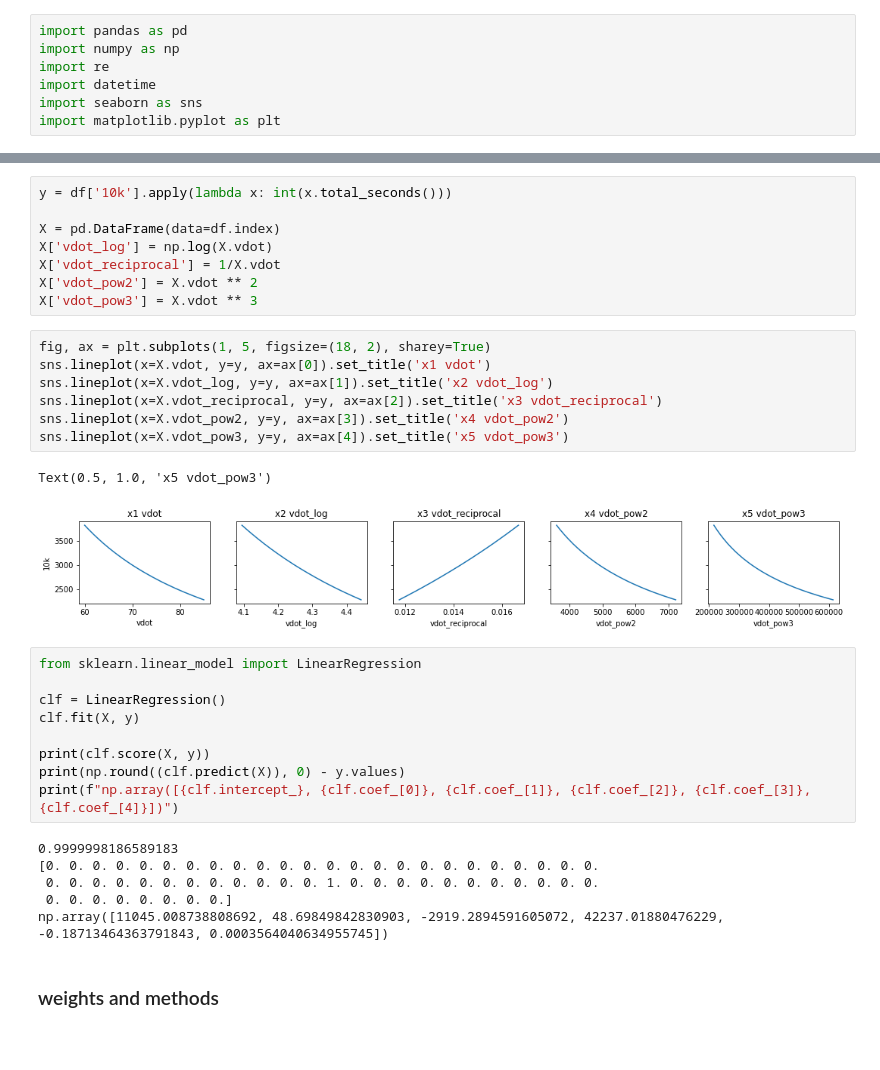
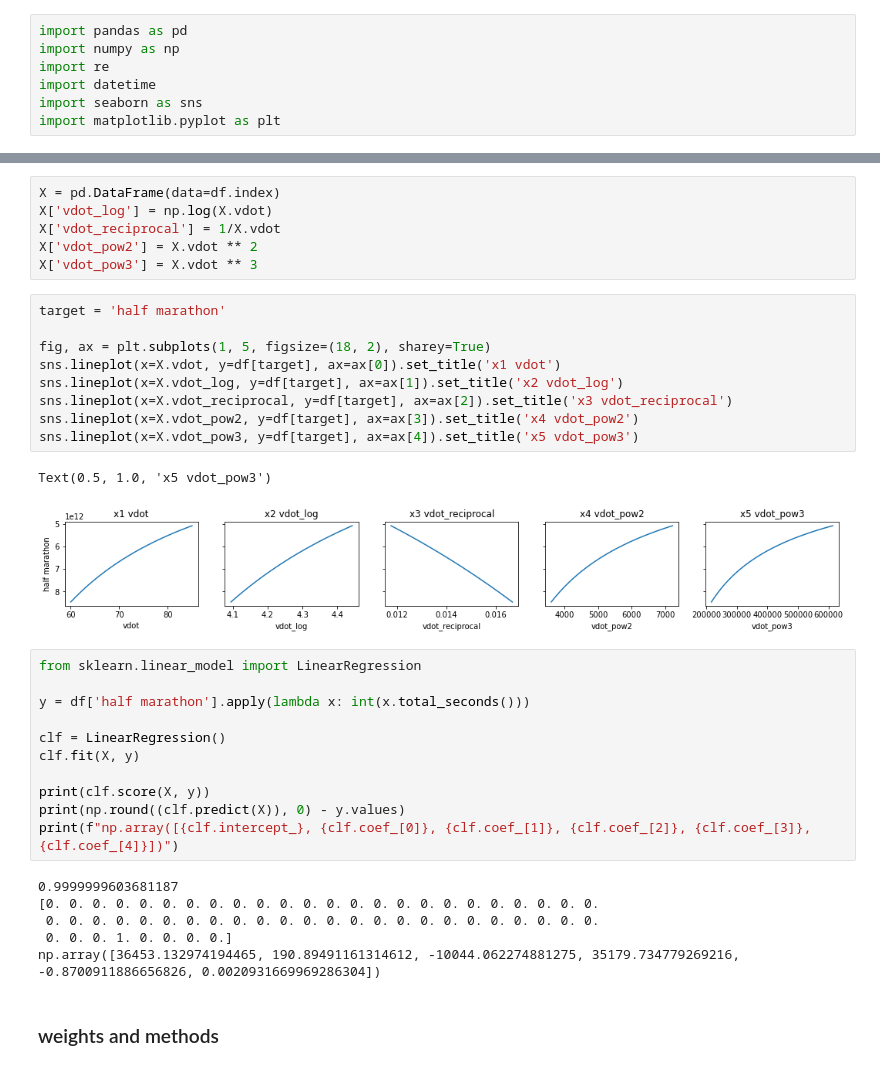
Before and after one commit to justin4480/vdot-pace, a Jupyter notebook: vdot_lr.ipynb, the cells around one changed output, grey strips where cells are left out. Cells and saved outputs as stored; diff of their text form; blank space fills up the shorter version.

```diff
--- a/vdot_lr.ipynb
+++ b/vdot_lr.ipynb
@@ -35,23 +64,25 @@ df['marathon'] = [datetime.timedelta(hours=h, minutes=m, seconds=s) for h, m, s
 # %%
-y = df['10k'].apply(lambda x: int(x.total_seconds()))
-
 X = pd.DataFrame(data=df.index)
 X['vdot_log'] = np.log(X.vdot)
 X['vdot_reciprocal'] = 1/X.vdot
 X['vdot_pow2'] = X.vdot ** 2
 X['vdot_pow3'] = X.vdot ** 3
 # %%
+target = 'half marathon'
+
 fig, ax = plt.subplots(1, 5, figsize=(18, 2), sharey=True)
-sns.lineplot(x=X.vdot, y=y, ax=ax[0]).set_title('x1 vdot')
-sns.lineplot(x=X.vdot_log, y=y, ax=ax[1]).set_title('x2 vdot_log')
-sns.lineplot(x=X.vdot_reciprocal, y=y, ax=ax[2]).set_title('x3 vdot_reciprocal')
-sns.lineplot(x=X.vdot_pow2, y=y, ax=ax[3]).set_title('x4 vdot_pow2')
-sns.lineplot(x=X.vdot_pow3, y=y, ax=ax[4]).set_title('x5 vdot_pow3')
+sns.lineplot(x=X.vdot, y=df[target], ax=ax[0]).set_title('x1 vdot')
+sns.lineplot(x=X.vdot_log, y=df[target], ax=ax[1]).set_title('x2 vdot_log')
+sns.lineplot(x=X.vdot_reciprocal, y=df[target], ax=ax[2]).set_title('x3 vdot_reciprocal')
+sns.lineplot(x=X.vdot_pow2, y=df[target], ax=ax[3]).set_title('x4 vdot_pow2')
+sns.lineplot(x=X.vdot_pow3, y=df[target], ax=ax[4]).set_title('x5 vdot_pow3')
 # %% [output]
 Text(0.5, 1.0, 'x5 vdot_pow3')
-[figure, old version]
+[figure, new version]
 # %%
 from sklearn.linear_model import LinearRegression
+
+y = df['half marathon'].apply(lambda x: int(x.total_seconds()))
 
 clf = LinearRegression()
 clf.fit(X, y)
@@ -60,11 +91,11 @@ print(clf.score(X, y))
 print(np.round((clf.predict(X)), 0) - y.values)
 print(f"np.array([{clf.intercept_}, {clf.coef_[0]}, {clf.coef_[1]}, {clf.coef_[2]}, {clf.coef_[3]}, {clf.coef_[4]}])")
 # %% [output]
-0.9999998186589183
+0.9999999603681187
 [0. 0. 0. 0. 0. 0. 0. 0. 0. 0. 0. 0. 0. 0. 0. 0. 0. 0. 0. 0. 0. 0. 0. 0.
- 0. 0. 0. 0. 0. 0. 0. 0. 0. 0. 0. 0. 1. 0. 0. 0. 0. 0. 0. 0. 0. 0. 0. 0.
- 0. 0. 0. 0. 0. 0. 0. 0.]
-np.array([11045.008738808692, 48.69849842830903, -2919.2894591605072, 42237.01880476229, -0.18713464363791843, 0.0003564040634955745])
+ 0. 0. 0. 0. 0. 0. 0. 0. 0. 0. 0. 0. 0. 0. 0. 0. 0. 0. 0. 0. 0. 0. 0. 0.
+ 0. 0. 0. 1. 0. 0. 0. 0.]
+np.array([36453.132974194465, 190.89491161314612, -10044.062274881275, 35179.734779269216, -0.8700911886656826, 0.0020931669969286304])
 # %% [markdown]
 ### weights and methods
 # %%
```
Also changed, not shown: parts of 9 cells of this notebook.
